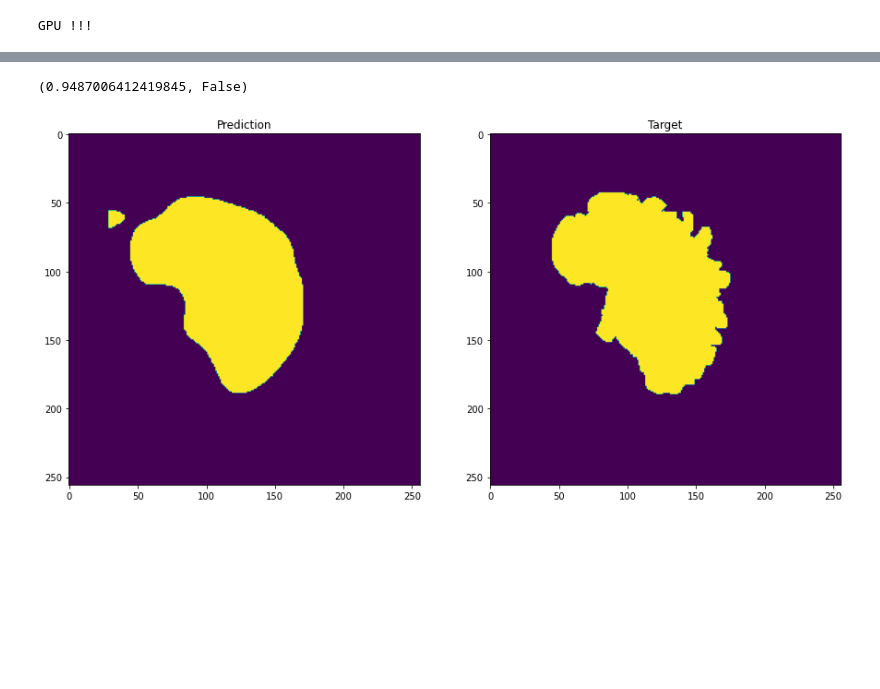
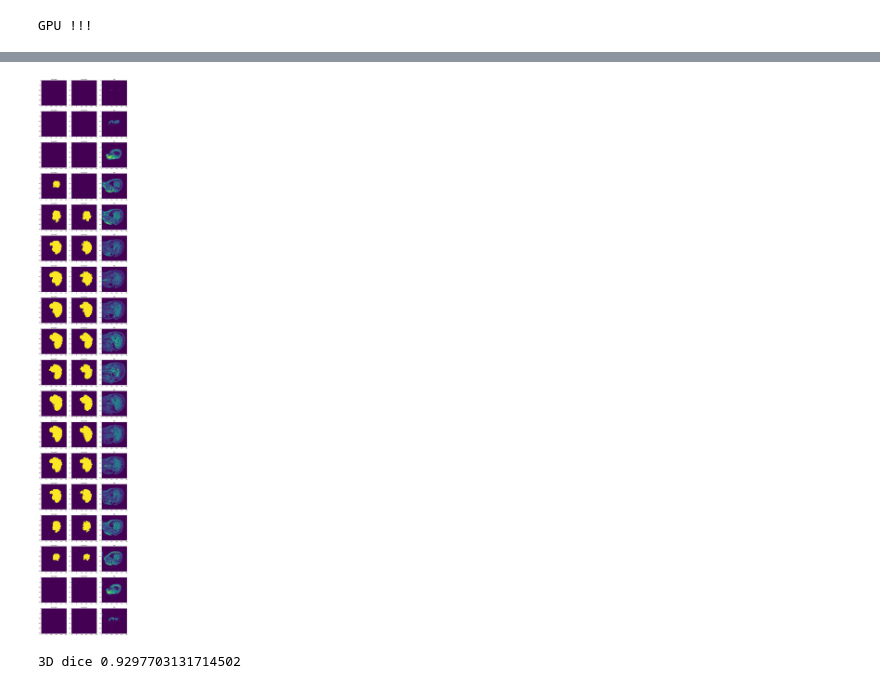
Before and after one commit to zaaabik/SkolBrainet, a Jupyter notebook: kechuaNet.ipynb, the cells around one changed output, grey strips where cells are left out. Cells and saved outputs as stored; diff of their text form; code cells hidden in the pictures; blank space fills up the shorter version.

```diff
--- a/kechuaNet.ipynb
+++ b/kechuaNet.ipynb
@@ -22,10 +22,11 @@ from scipy import signal
 # %%
 ######### PARAMETERS
 
-gt_base_path = 'gt'
-img_base_path = 'img'
+gt_base_path = 'domain_gt'
+img_base_path = 'domain_img'
 
 ######### PARAMETERS
-train = True
+train = False
 
 raw_img_filenames = os.listdir(img_base_path)
+raw_img_filenames
@@ -32,6 +37,6 @@ raw_img_filenames = os.listdir(img_base_path)
 # %%
-max_idx = 169
-min_idx = 120
+max_idx = 1699
+min_idx = 12
 index_reg_exp = 'CC(.*?)_'
 
 def filter_function(file_name):
@@ -91,7 +96,7 @@ def crop(img, gt, voxes_size, mini_voxel_size, start_coordinates):
     assert np.all(np.array(cropped_img.shape) == voxes_size)
 
 
-    cropped_gt_start = (end_coordinates + start_coordinates) // 2 - mini_voxel_size // 2
+    cropped_gt_start = (end_coordinates + start_coordinates) // 2 # - mini_voxel_size // 2
 
     cropped_gt_end = cropped_gt_start + mini_voxel_size
 
@@ -272,7 +277,7 @@ if train:
       pd.DataFrame(total_losses).to_csv('loss.csv', index='Epoch')
       print('iter', epoch, ':', mean_loss)
 else:
-    net.load_state_dict(torch.load("model_epoch_100"))
+    net.load_state_dict(torch.load("model_epoch_180"))
     net.to(device)
     print('Loaded!')
 # %% [output]
@@ -317,0 +321,18 @@ preds = np.array(preds)
+# %%
+lays = range(0, len(preds), 10)
+fig, axes = plt.subplots(len(lays), 3, figsize=(15,100))
+
+tmp_img = (preds > 0.5)
+# tmp_gt = gt[:,]
+for idx, lay in enumerate(lays):
+
+  axes[idx, 1].imshow(tmp_img[lay])
+  axes[idx, 1].set_title('Prediction')
+
+  axes[idx, 0].imshow(gt[lay])
+  axes[idx, 0].set_title('True label')
+
+  axes[idx, 2].imshow(img[lay])
+  axes[idx, 2].set_title('MRI')
+# %% [output]
+[figure, added]
@@ -318,13 +341,21 @@ preds = np.array(preds)
 # %%
-fig, (pred_axis, gt_axis) = plt.subplots(1, 2, figsize=(15,7))
-pred_img = (preds / coef) > 0.5
-pred_axis.imshow(pred_img)
-pred_axis.set_title('Prediction')
+# fig, (pred_axis, gt_axis) = plt.subplots(1, 2, figsize=(15,7))
+# pred_img = (preds / coef) > 0.5
+# pred_img = (preds / coef) > 0.5
+# tmp_img = scipy.ndimage.gaussian_filter(pred_img, 0.1)
+# tmp_img = scipy.ndimage.gaussian_filter(pred_img, )
+# tmp_img = scipy.ndimage.gaussian_filter(preds  / coef, 1) > 0.5
+# lay = 10
 
-gt_axis.imshow(gt[layer])
-gt_axis.set_title('Target');
+# tmp_img = (preds / coef) > 0.5
+# tmp_img = scipy.ndimage.gaussian_filter(tmp_img, 1) > 0.5
+# pred_axis.imshow(tmp_img[lay])
+# pred_axis.set_title('Prediction')
+
+# gt_axis.imshow(gt[lay])
+# gt_axis.set_title('Target');
 # (preds != gt[layer]).sum()
-dc(pred_img, gt[layer]), np.allclose(pred_img, gt[layer])
+# print('Current layer dice', dc(tmp_img, gt))
+print('3D dice', dc(tmp_img, gt))
 # %% [output]
-(0.9487006412419845, False)
+3D dice 0.9297703131714502
-[figure, removed]
```
Also changed, not shown: parts of 9 cells of this notebook.
